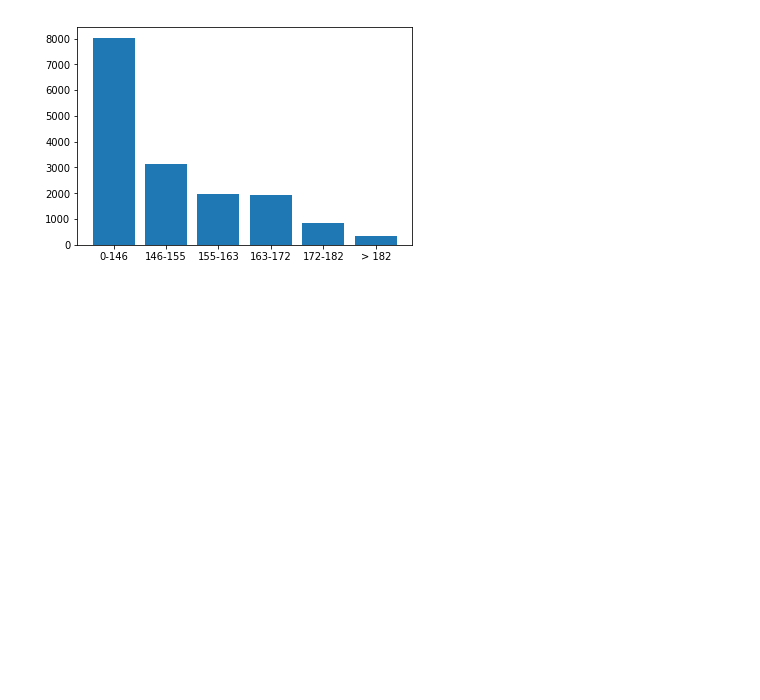
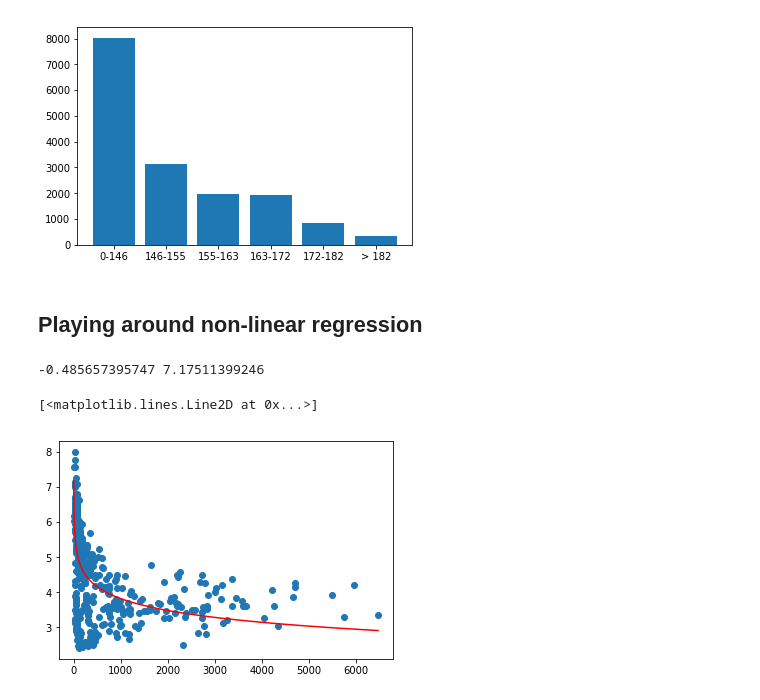
Before and after one commit to rrampaer/running-panda, a Jupyter notebook: notebooks/1.0-rr-exploration.ipynb, the cells around one changed output. Cells and saved outputs as stored; diff of their text form; code cells hidden in the pictures; blank space fills up the shorter version.

```diff
--- a/notebooks/1.0-rr-exploration.ipynb
+++ b/notebooks/1.0-rr-exploration.ipynb
@@ -83,3 +97,26 @@ plt.bar(["0-146","146-155","155-163","163-172","172-182","> 182"], s.tolist())
 # %% [output]
 <Container object of 6 artists>
 [figure]
+# %% [markdown]
+## Playing around non-linear regression
+# %%
+pd.options.mode.chained_assignment = None
+df3 = df2[df2["max_hr"]>180]
+
+a, b = np.polyfit(np.log(df3["time"]), df3["pace"], 1)
+print(a,b)
+
+# p = scipy.optimize.curve_fit(lambda t,a,b: a+b*np.log(t),  df3["minute"],  df3["pace"])
+# c,d = p[0][0], p[0][1]
+# print(c,d)
+
+def func(x,a,b):
+    return a * np.log(x) + b
+
+x = math.ceil(df3["time"].max())
+plt.scatter(df3["time"], df3["pace"])
+plt.plot(range(1, x), func(range(1, x), a, b), 'r-')
+# %% [output]
+-0.485657395747 7.17511399246
+[<matplotlib.lines.Line2D at 0x...>]
+[figure, added]
```
Also changed, not shown: parts of 11 cells of this notebook.
